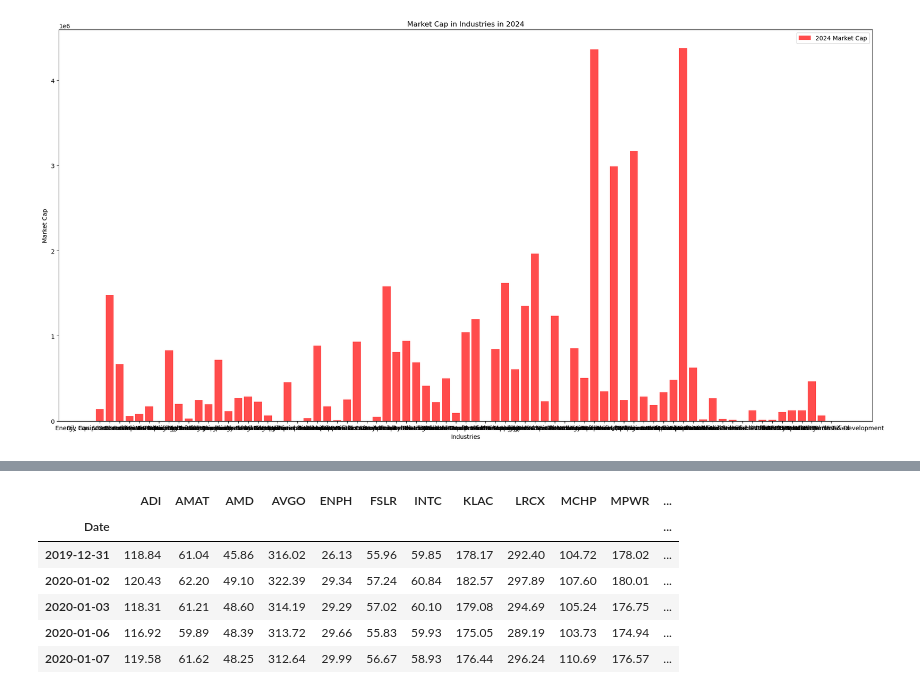
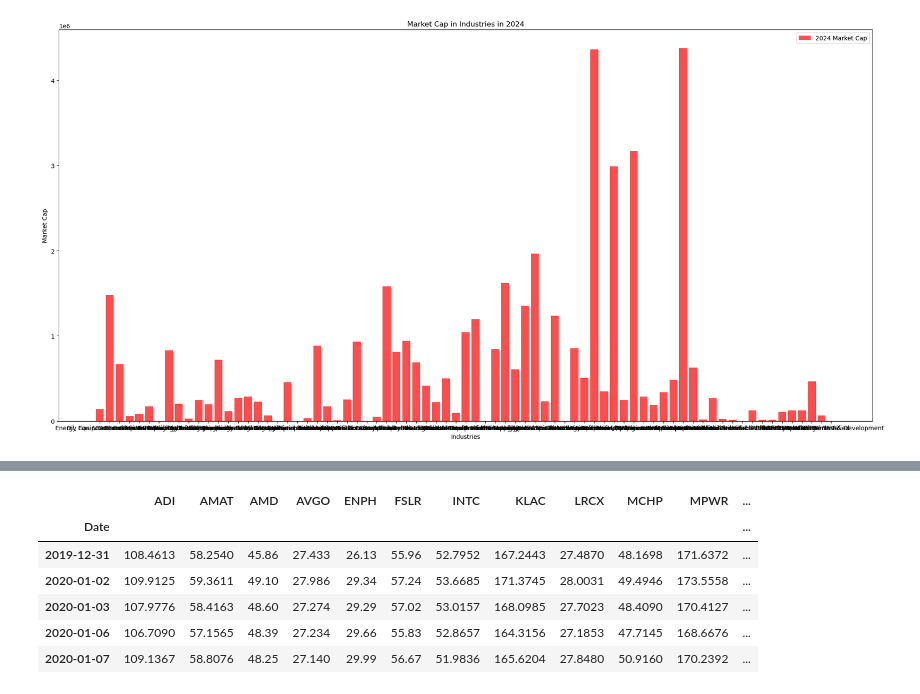
Before and after one commit to KiranReddy0808/FE5214-Introduction-to-quant-investing, a Jupyter notebook: Assignment 1/Assignment1.ipynb, the cells around one changed output, grey strips where cells are left out. Cells and saved outputs as stored; diff of their text form; code cells hidden in the pictures.

```diff
--- a/Assignment 1/Assignment1.ipynb
+++ b/Assignment 1/Assignment1.ipynb
@@ -155,6 +155,7 @@ df_market_cap = pd.read_csv('data_us/mktcap.csv')
 df_market_cap['Date'] = pd.to_datetime(df_market_cap['Date'], format = '%Y%m%d')
 df_market_cap.set_index('Date', inplace=True)
 df_market_cap.replace(np.nan, 0, inplace=True)
+
 
 df_tickers = pd.read_csv('data_us/tickers.csv', header=None, dtype= str)
 df_tickers.columns = ['ticker', 'gics_code']
@@ -162,6 +163,12 @@ df_tickers.set_index('ticker', inplace=True)
 
 df_universe = pd.read_csv('data_us/univ_h.csv')
 df_universe.set_index('year', inplace=True)
+
+if "9903115D" in df_market_cap.columns:
+    df_market_cap.drop(columns = ['9903115D'], inplace=True)
+
+if "9903115D" in df_universe.columns:
+    df_universe.drop(columns = ['9903115D'], inplace=True)
 # %%
 df_universe.head()
 # %% [output]
@@ -521,24 +551,24 @@ nvda_industry_stocks
 # %%
-df_stocks_close = pd.read_csv('data_us/close.csv')
+df_stocks_close = pd.read_csv('data_us/adjusted.csv')
 df_stocks_close['Date'] = pd.to_datetime(df_stocks_close['Date'], format = '%Y%m%d')
 df_stocks_close.set_index('Date', inplace=True)
 
 start_date = '2019-12-31'
 end_date = '2024-12-31'
 
 df_stocks_close = df_stocks_close.loc[start_date:end_date]
 
 df_nvda_industry_close = df_stocks_close[nvda_industry_stocks]
 
 df_nvda_industry_close.head()
 # %% [output]
 |  | ADI | AMAT | AMD | AVGO | ENPH | FSLR | INTC | KLAC | LRCX | MCHP | MPWR | ... |
 | Date |  |  |  |  |  |  |  |  |  |  |  | ... |
-| 2019-12-31 | 118.84 | 61.04 | 45.86 | 316.02 | 26.13 | 55.96 | 59.85 | 178.17 | 292.40 | 104.72 | 178.02 | ... |
-| 2020-01-02 | 120.43 | 62.20 | 49.10 | 322.39 | 29.34 | 57.24 | 60.84 | 182.57 | 297.89 | 107.60 | 180.01 | ... |
-| 2020-01-03 | 118.31 | 61.21 | 48.60 | 314.19 | 29.29 | 57.02 | 60.10 | 179.08 | 294.69 | 105.24 | 176.75 | ... |
-| 2020-01-06 | 116.92 | 59.89 | 48.39 | 313.72 | 29.66 | 55.83 | 59.93 | 175.05 | 289.19 | 103.73 | 174.94 | ... |
-| 2020-01-07 | 119.58 | 61.62 | 48.25 | 312.64 | 29.99 | 56.67 | 58.93 | 176.44 | 296.24 | 110.69 | 176.57 | ... |
+| 2019-12-31 | 108.4613 | 58.2540 | 45.86 | 27.433 | 26.13 | 55.96 | 52.7952 | 167.2443 | 27.4870 | 48.1698 | 171.6372 | ... |
+| 2020-01-02 | 109.9125 | 59.3611 | 49.10 | 27.986 | 29.34 | 57.24 | 53.6685 | 171.3745 | 28.0031 | 49.4946 | 173.5558 | ... |
+| 2020-01-03 | 107.9776 | 58.4163 | 48.60 | 27.274 | 29.29 | 57.02 | 53.0157 | 168.0985 | 27.7023 | 48.4090 | 170.4127 | ... |
+| 2020-01-06 | 106.7090 | 57.1565 | 48.39 | 27.234 | 29.66 | 55.83 | 52.8657 | 164.3156 | 27.1853 | 47.7145 | 168.6676 | ... |
+| 2020-01-07 | 109.1367 | 58.8076 | 48.25 | 27.140 | 29.99 | 56.67 | 51.9836 | 165.6204 | 27.8480 | 50.9160 | 170.2392 | ... |
 # %%
 df_nvda_industry_returns = df_nvda_industry_close.pct_change().dropna()
 
```
Also changed, not shown: parts of 23 cells of this notebook.
